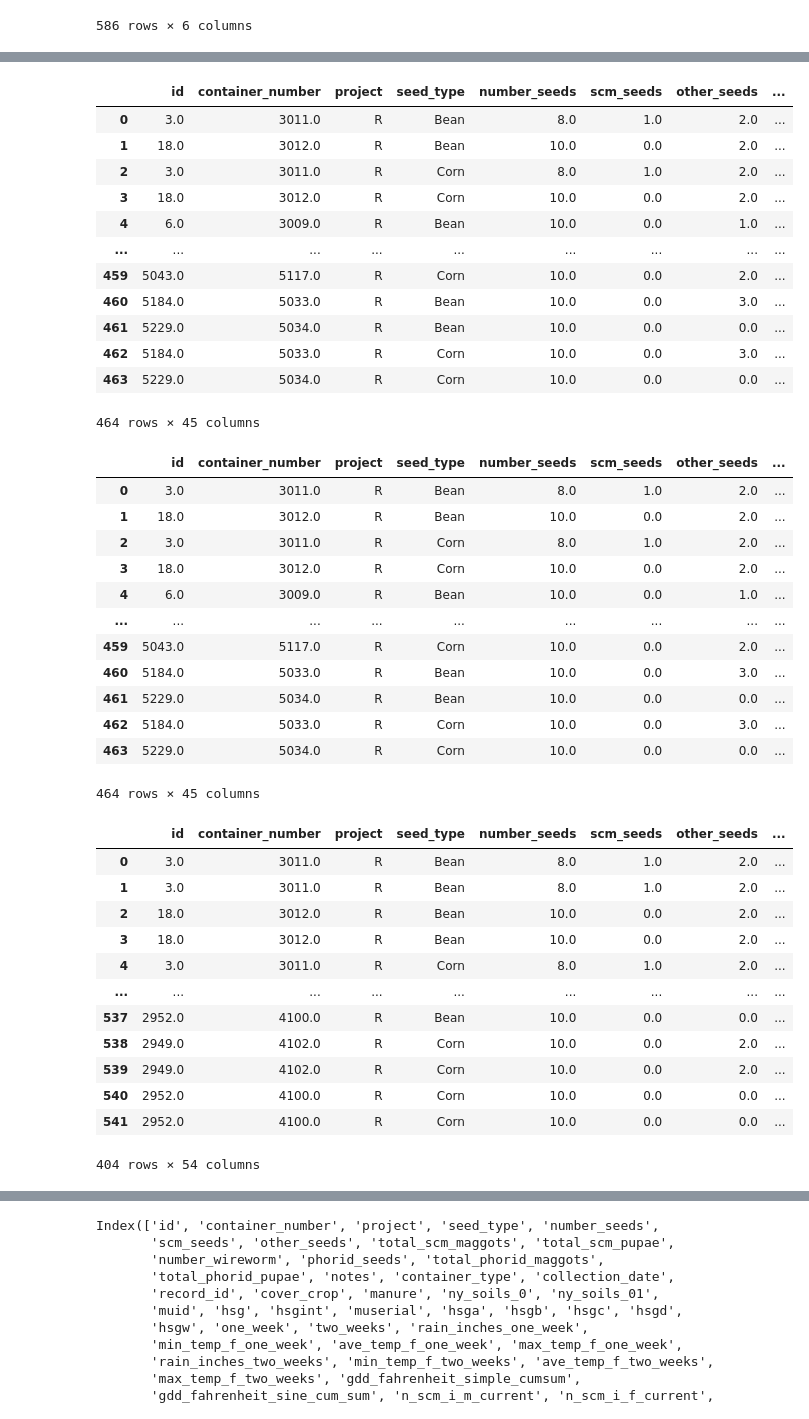
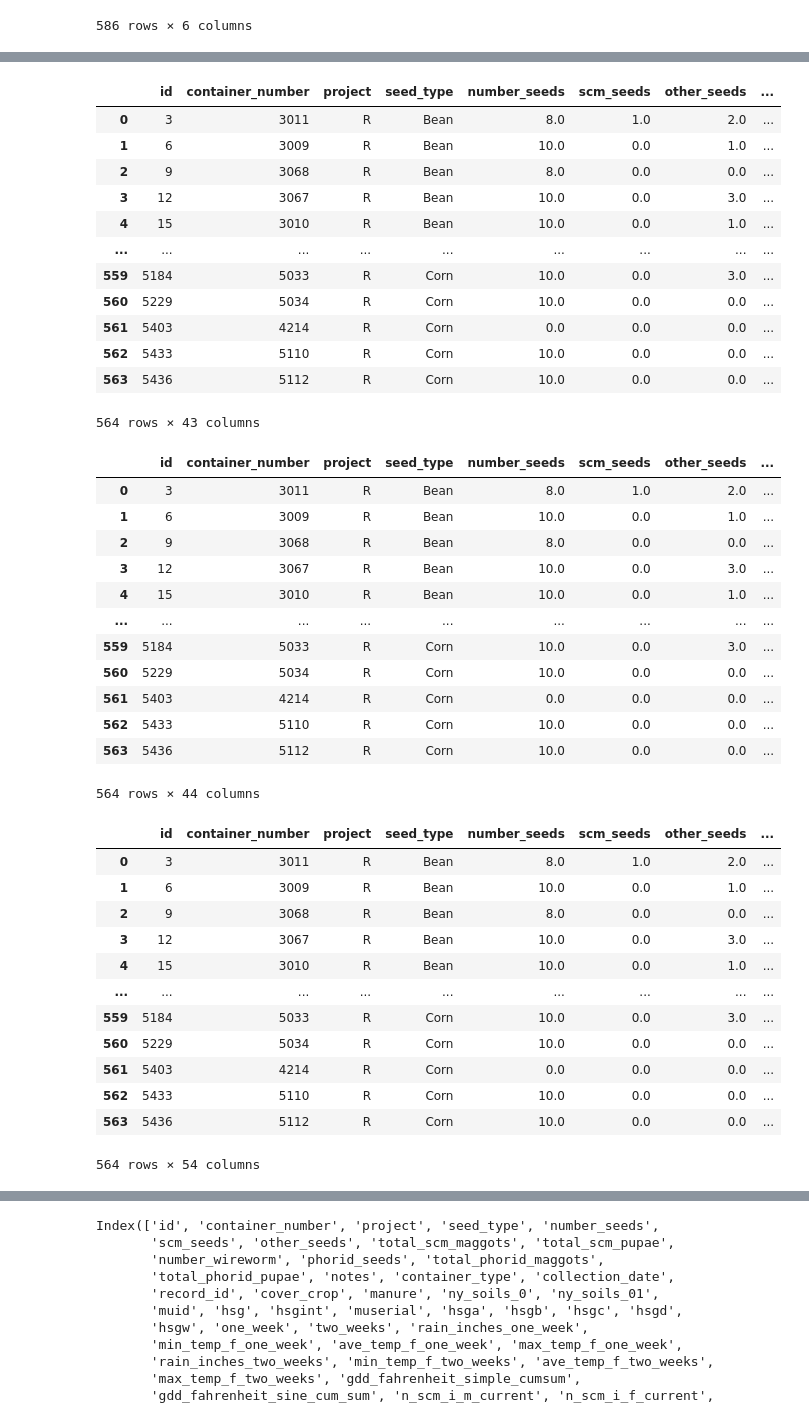
Before and after one commit to chloecho31/cornell, a Jupyter notebook: SCM/2023/2023_scm_data_cleaning.ipynb, the cells around one changed output, grey strips where cells are left out. Drawn from its saved outputs; the diff is of its cells as text; code cells hidden in the pictures.

```diff
--- a/SCM/2023/2023_scm_analysis.ipynb
+++ b/SCM/2023/2023_scm_data_cleaning.ipynb
@@ -671,6 +673,5 @@ df = climate.merge(
 df = df.dropna()
 df = df.loc[(df['date'] >= df['two_weeks']) & (df['date'] <= df['collection_date'])].groupby(['record_id', 'collection_date'], as_index = False).mean(['rain_inches', 'min_temp_f', 'ave_temp_f', 'max_temp_f'])
 df = df.rename(columns={"rain_inches": "rain_inches_two_weeks", "min_temp_f": "min_temp_f_two_weeks", "ave_temp_f": "ave_temp_f_two_weeks", "max_temp_f": "max_temp_f_two_weeks"})
-wire_mesh = wire_mesh.merge(df, left_on=['record_id', 'collection_date'], right_on=['record_id', 'collection_date'])
-wire_mesh
+df
 # %% [output]
@@ -689,0 +691,3 @@ wire_mesh
+# %%
+wire_mesh = wire_mesh.merge(df, left_on=['record_id', 'collection_date'], right_on=['record_id', 'collection_date'], how='left')
+wire_mesh
@@ -690,56 +708,58 @@ wire_mesh
 # %%
 wire_mesh = wire_mesh.merge(gdd[['record_id', 'gdd_fahrenheit_simple_cumsum', 'gdd_fahrenheit_sine_cum_sum', 'date']], left_on=['record_id', 'collection_date'], right_on=['record_id', 'date'], how='left')
+wire_mesh = wire_mesh.drop(columns='date')
 wire_mesh
 # %% [output]
 |  | id | container_number | project | seed_type | number_seeds | scm_seeds | other_seeds | ... |
-| 0 | 3.0 | 3011.0 | R | Bean | 8.0 | 1.0 | 2.0 | ... |
-| 1 | 18.0 | 3012.0 | R | Bean | 10.0 | 0.0 | 2.0 | ... |
-| 2 | 3.0 | 3011.0 | R | Corn | 8.0 | 1.0 | 2.0 | ... |
-| 3 | 18.0 | 3012.0 | R | Corn | 10.0 | 0.0 | 2.0 | ... |
-| 4 | 6.0 | 3009.0 | R | Bean | 10.0 | 0.0 | 1.0 | ... |
+| 0 | 3 | 3011 | R | Bean | 8.0 | 1.0 | 2.0 | ... |
+| 1 | 6 | 3009 | R | Bean | 10.0 | 0.0 | 1.0 | ... |
+| 2 | 9 | 3068 | R | Bean | 8.0 | 0.0 | 0.0 | ... |
+| 3 | 12 | 3067 | R | Bean | 10.0 | 0.0 | 3.0 | ... |
+| 4 | 15 | 3010 | R | Bean | 10.0 | 0.0 | 1.0 | ... |
 | ... | ... | ... | ... | ... | ... | ... | ... | ... |
-| 459 | 5043.0 | 5117.0 | R | Corn | 10.0 | 0.0 | 2.0 | ... |
-| 460 | 5184.0 | 5033.0 | R | Bean | 10.0 | 0.0 | 3.0 | ... |
-| 461 | 5229.0 | 5034.0 | R | Bean | 10.0 | 0.0 | 0.0 | ... |
-| 462 | 5184.0 | 5033.0 | R | Corn | 10.0 | 0.0 | 3.0 | ... |
-| 463 | 5229.0 | 5034.0 | R | Corn | 10.0 | 0.0 | 0.0 | ... |
+| 559 | 5184 | 5033 | R | Corn | 10.0 | 0.0 | 3.0 | ... |
+| 560 | 5229 | 5034 | R | Corn | 10.0 | 0.0 | 0.0 | ... |
+| 561 | 5403 | 4214 | R | Corn | 0.0 | 0.0 | 0.0 | ... |
+| 562 | 5433 | 5110 | R | Corn | 10.0 | 0.0 | 0.0 | ... |
+| 563 | 5436 | 5112 | R | Corn | 10.0 | 0.0 | 0.0 | ... |
-464 rows × 45 columns
+564 rows × 43 columns
 # %%
+wire_mesh["week"] = wire_mesh["collection_date"].dt.strftime("%U")
 wire_mesh['week'] = wire_mesh['week'].astype('int')
 wire_mesh
 # %% [output]
 |  | id | container_number | project | seed_type | number_seeds | scm_seeds | other_seeds | ... |
-| 0 | 3.0 | 3011.0 | R | Bean | 8.0 | 1.0 | 2.0 | ... |
-| 1 | 18.0 | 3012.0 | R | Bean | 10.0 | 0.0 | 2.0 | ... |
-| 2 | 3.0 | 3011.0 | R | Corn | 8.0 | 1.0 | 2.0 | ... |
-| 3 | 18.0 | 3012.0 | R | Corn | 10.0 | 0.0 | 2.0 | ... |
-| 4 | 6.0 | 3009.0 | R | Bean | 10.0 | 0.0 | 1.0 | ... |
+| 0 | 3 | 3011 | R | Bean | 8.0 | 1.0 | 2.0 | ... |
+| 1 | 6 | 3009 | R | Bean | 10.0 | 0.0 | 1.0 | ... |
+| 2 | 9 | 3068 | R | Bean | 8.0 | 0.0 | 0.0 | ... |
+| 3 | 12 | 3067 | R | Bean | 10.0 | 0.0 | 3.0 | ... |
+| 4 | 15 | 3010 | R | Bean | 10.0 | 0.0 | 1.0 | ... |
 | ... | ... | ... | ... | ... | ... | ... | ... | ... |
-| 459 | 5043.0 | 5117.0 | R | Corn | 10.0 | 0.0 | 2.0 | ... |
-| 460 | 5184.0 | 5033.0 | R | Bean | 10.0 | 0.0 | 3.0 | ... |
-| 461 | 5229.0 | 5034.0 | R | Bean | 10.0 | 0.0 | 0.0 | ... |
-| 462 | 5184.0 | 5033.0 | R | Corn | 10.0 | 0.0 | 3.0 | ... |
-| 463 | 5229.0 | 5034.0 | R | Corn | 10.0 | 0.0 | 0.0 | ... |
+| 559 | 5184 | 5033 | R | Corn | 10.0 | 0.0 | 3.0 | ... |
+| 560 | 5229 | 5034 | R | Corn | 10.0 | 0.0 | 0.0 | ... |
+| 561 | 5403 | 4214 | R | Corn | 0.0 | 0.0 | 0.0 | ... |
+| 562 | 5433 | 5110 | R | Corn | 10.0 | 0.0 | 0.0 | ... |
+| 563 | 5436 | 5112 | R | Corn | 10.0 | 0.0 | 0.0 | ... |
-464 rows × 45 columns
+564 rows × 44 columns
 # %%
-wire_mesh = wire_mesh.merge(scm_counts, left_on=['field_id', 'week'], right_on=['site', 'week'], how='outer', indicator=True)
-wire_mesh = wire_mesh[wire_mesh['_merge'] == 'both']
-wire_mesh = wire_mesh.drop(columns=['date_y', '_merge'])
+wire_mesh = wire_mesh.merge(scm_counts, left_on=['field_id', 'week'], right_on=['site', 'week'], how='left')
+#wire_mesh = wire_mesh[wire_mesh['_merge'] == 'both']
+#wire_mesh = wire_mesh.drop(columns=['date_y', '_merge'])
 wire_mesh
 # %% [output]
 |  | id | container_number | project | seed_type | number_seeds | scm_seeds | other_seeds | ... |
-| 0 | 3.0 | 3011.0 | R | Bean | 8.0 | 1.0 | 2.0 | ... |
-| 1 | 3.0 | 3011.0 | R | Bean | 8.0 | 1.0 | 2.0 | ... |
-| 2 | 18.0 | 3012.0 | R | Bean | 10.0 | 0.0 | 2.0 | ... |
-| 3 | 18.0 | 3012.0 | R | Bean | 10.0 | 0.0 | 2.0 | ... |
-| 4 | 3.0 | 3011.0 | R | Corn | 8.0 | 1.0 | 2.0 | ... |
+| 0 | 3 | 3011 | R | Bean | 8.0 | 1.0 | 2.0 | ... |
+| 1 | 6 | 3009 | R | Bean | 10.0 | 0.0 | 1.0 | ... |
+| 2 | 9 | 3068 | R | Bean | 8.0 | 0.0 | 0.0 | ... |
+| 3 | 12 | 3067 | R | Bean | 10.0 | 0.0 | 3.0 | ... |
+| 4 | 15 | 3010 | R | Bean | 10.0 | 0.0 | 1.0 | ... |
 | ... | ... | ... | ... | ... | ... | ... | ... | ... |
-| 537 | 2952.0 | 4100.0 | R | Bean | 10.0 | 0.0 | 0.0 | ... |
-| 538 | 2949.0 | 4102.0 | R | Corn | 10.0 | 0.0 | 2.0 | ... |
-| 539 | 2949.0 | 4102.0 | R | Corn | 10.0 | 0.0 | 2.0 | ... |
-| 540 | 2952.0 | 4100.0 | R | Corn | 10.0 | 0.0 | 0.0 | ... |
-| 541 | 2952.0 | 4100.0 | R | Corn | 10.0 | 0.0 | 0.0 | ... |
+| 559 | 5184 | 5033 | R | Corn | 10.0 | 0.0 | 3.0 | ... |
+| 560 | 5229 | 5034 | R | Corn | 10.0 | 0.0 | 0.0 | ... |
+| 561 | 5403 | 4214 | R | Corn | 0.0 | 0.0 | 0.0 | ... |
+| 562 | 5433 | 5110 | R | Corn | 10.0 | 0.0 | 0.0 | ... |
+| 563 | 5436 | 5112 | R | Corn | 10.0 | 0.0 | 0.0 | ... |
-404 rows × 54 columns
+564 rows × 54 columns
 # %%
 wire_mesh['last_week'] = wire_mesh['week'] - 1
 wire_mesh
```
Also changed, not shown: parts of 23 cells of this notebook, 10 other files.
